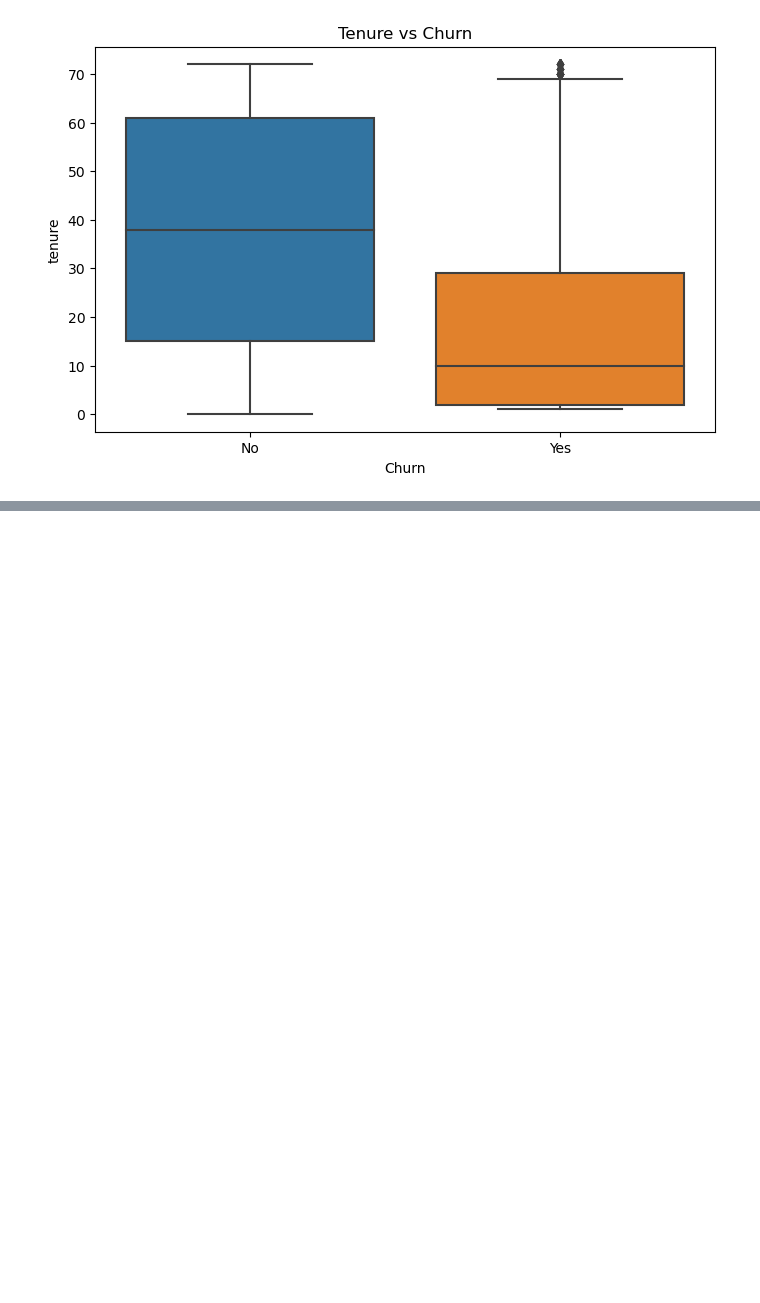
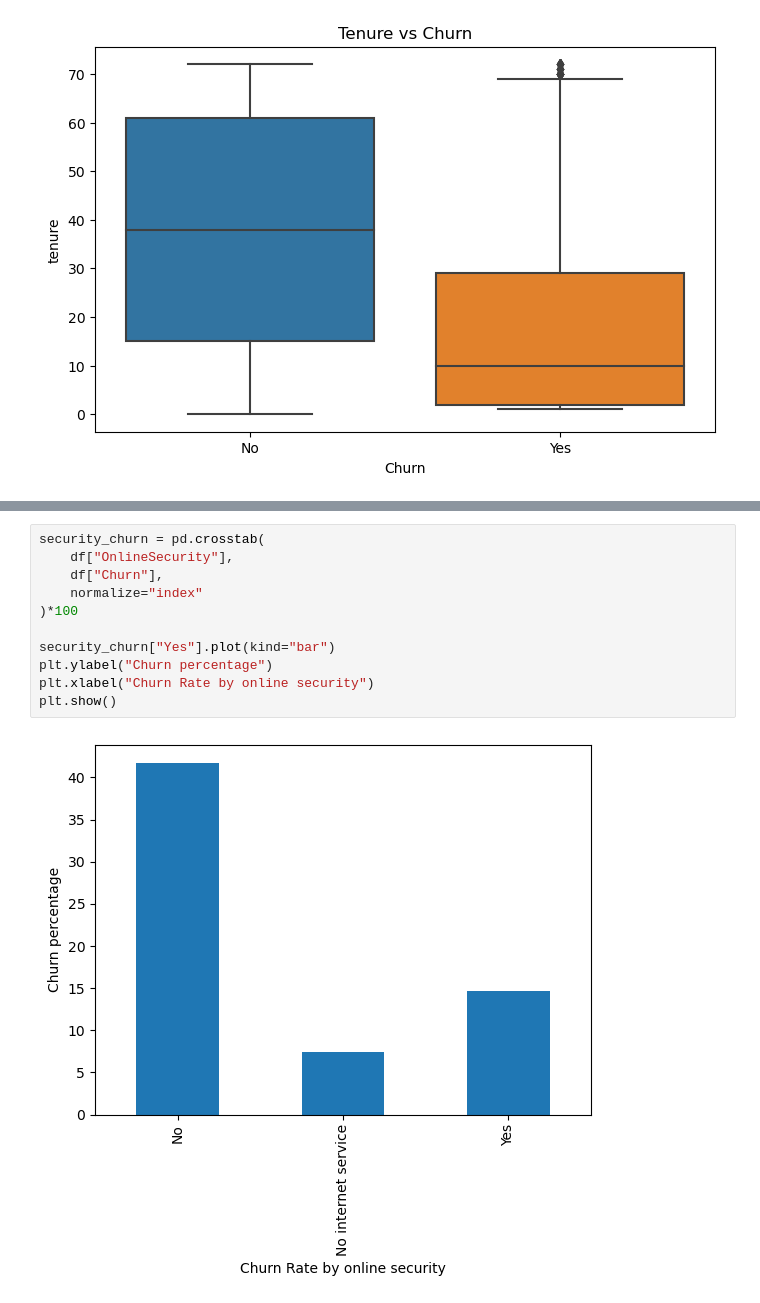
Before and after one commit to gobarihimanshu071/Customer-Churn-Prediction, a Jupyter notebook: notebook/churn_analysis.ipynb, the cells around one changed output, grey strips where cells are left out. Saved outputs shown, nothing was run; the diff lists cells and outputs as text; blank space fills up the shorter version.

```diff
--- a/notebook/churn_analysis.ipynb
+++ b/notebook/churn_analysis.ipynb
@@ -184,0 +242,13 @@ plt.show()
+# %%
+security_churn = pd.crosstab(
+    df["OnlineSecurity"],
+    df["Churn"],
+    normalize="index"
+)*100
+
+security_churn["Yes"].plot(kind="bar")
+plt.ylabel("Churn percentage")
+plt.xlabel("Churn Rate by online security")
+plt.show()
+# %% [output]
+[figure, added]
```
Also changed, not shown: parts of 6 cells of this notebook, 1 other file.
